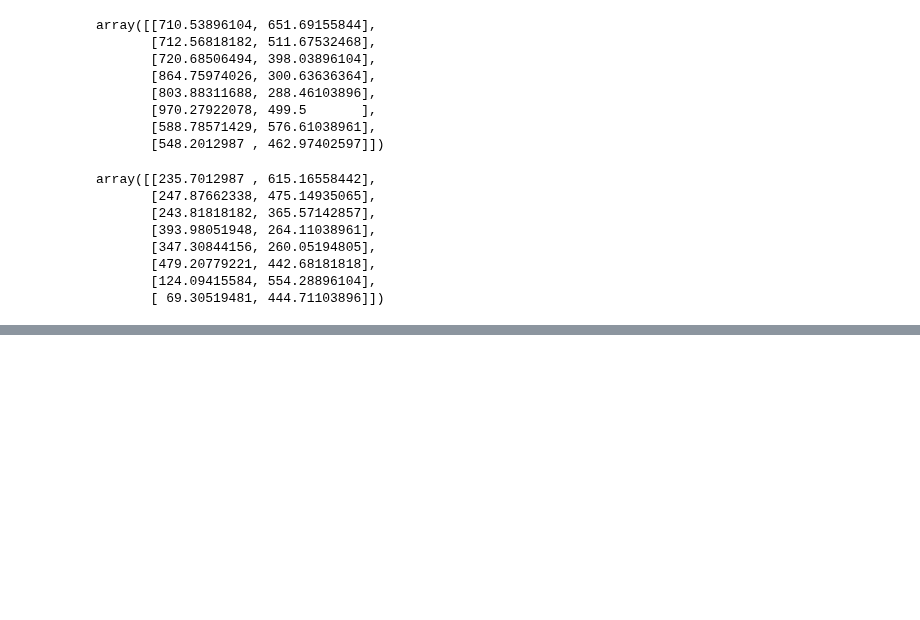
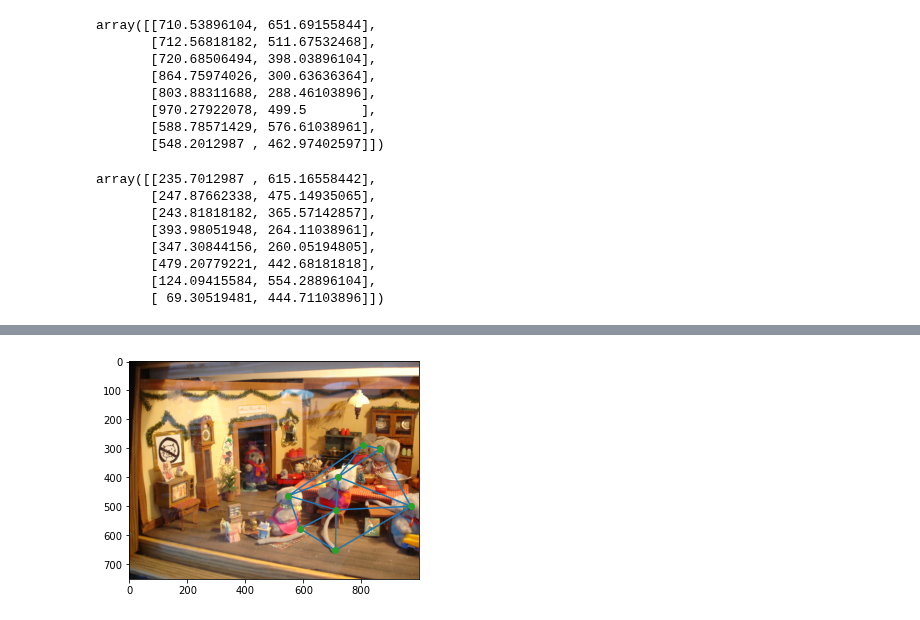
Before and after one commit to aprilsin/cs194-proj5, a Jupyter notebook: main.ipynb, the cells around one changed output, grey strips where cells are left out. Drawn from its saved outputs; the diff is of its cells as text; code cells hidden in the pictures; blank space fills up the shorter version.

```diff
--- a/main.ipynb
+++ b/main.ipynb
@@ -8,9 +16,9 @@ DATA = Path("data")
 # %% [markdown]
 # Pick Correspondences
 # %%
-im1 = io.imread("data/doll1.jpg")
-im2 = io.imread("data/doll2.jpg")
-im3 = io.imread("data/doll3.jpg")
+im1 = my_types.to_img_arr("data/doll1.jpg")
+im2 = my_types.to_img_arr("data/doll2.jpg")
+im3 = my_types.to_img_arr("data/doll3.jpg")
 # %%
 io.imshow(im2)
 # %% [output]
@@ -64,0 +76,5 @@ TypeError: append() takes exactly one argument (2 given)
+# %%
+triangulation = warp.delaunay(im1_pts)
+warp.plot_tri_mesh(im1, im1_pts, triangulation)
+# %% [output]
+[figure, added]
```
Also changed, not shown: parts of 5 cells of this notebook, 2 other files.
